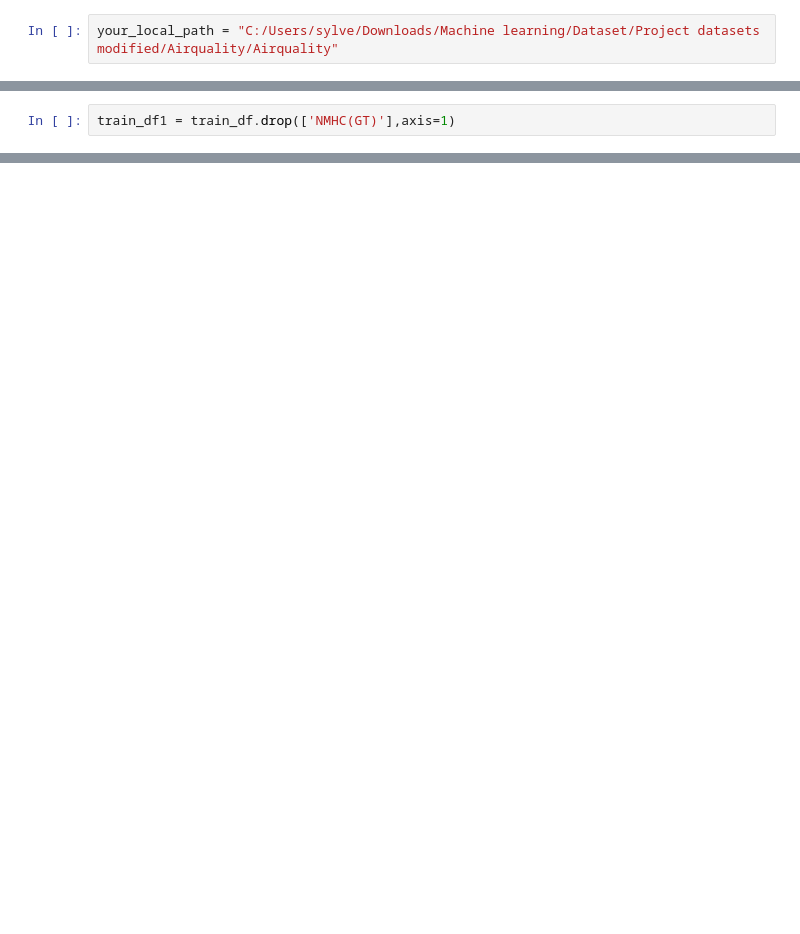
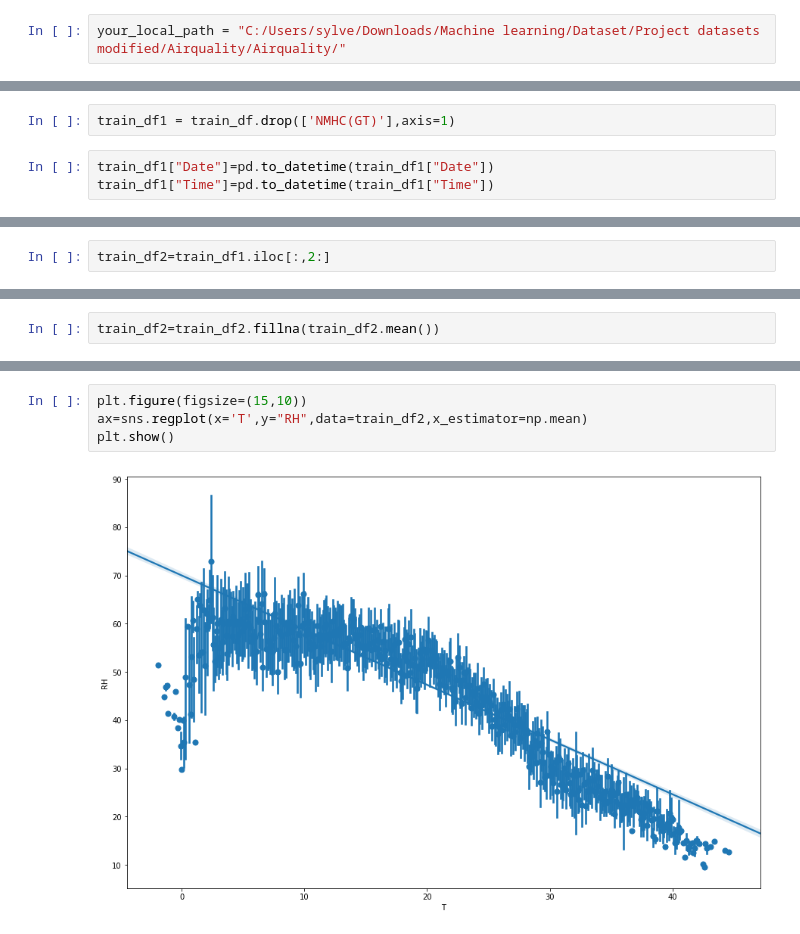
Before and after one commit to sunilsylvester/Project-datasets-modified, a Jupyter notebook: Airquality/Airquality/airquality.ipynb, the cells around one changed output, grey strips where cells are left out. Cells and saved outputs as stored; diff of their text form; blank space fills up the shorter version.

```diff
--- a/Airquality/Airquality/airquality.ipynb
+++ b/Airquality/Airquality/airquality.ipynb
@@ -1,3 +1,3 @@
 # %%
-your_local_path = "C:/Users/sylve/Downloads/Machine learning/Dataset/Project datasets modified/Airquality/Airquality"
+your_local_path = "C:/Users/sylve/Downloads/Machine learning/Dataset/Project datasets modified/Airquality/Airquality/"
 # %%
@@ -23,4 +58,7 @@ train_df.shape
 # %%
 train_df1 = train_df.drop(['NMHC(GT)'],axis=1)
+# %%
+train_df1["Date"]=pd.to_datetime(train_df1["Date"])
+train_df1["Time"]=pd.to_datetime(train_df1["Time"])
 # %%
 train_df1.info()
@@ -84,0 +97,2 @@ pred.shape
+# %%
+train_df2=train_df1.iloc[:,2:]
@@ -84,0 +115,2 @@ pred.shape
+# %%
+train_df2=train_df2.fillna(train_df2.mean())
@@ -84,0 +180,6 @@ pred.shape
+# %%
+plt.figure(figsize=(15,10))
+ax=sns.regplot(x='T',y="RH",data=train_df2,x_estimator=np.mean)
+plt.show()
+# %% [output]
+[figure, added]
```
Also changed, not shown: parts of 51 cells of this notebook, 18 other files.
